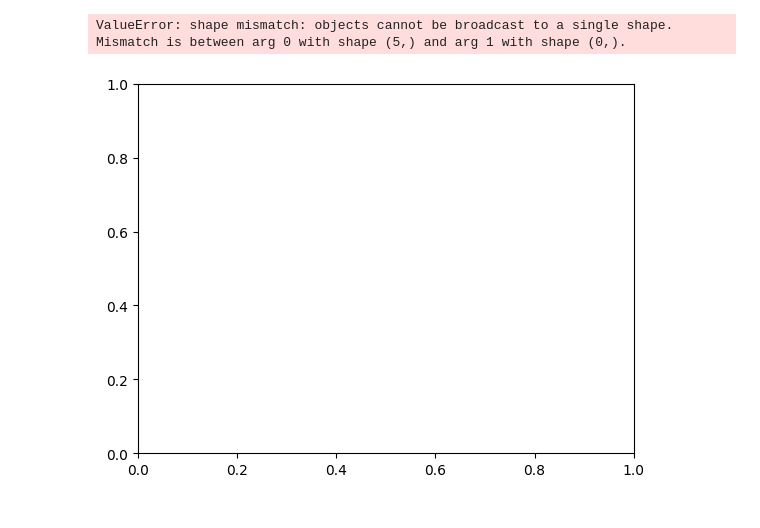
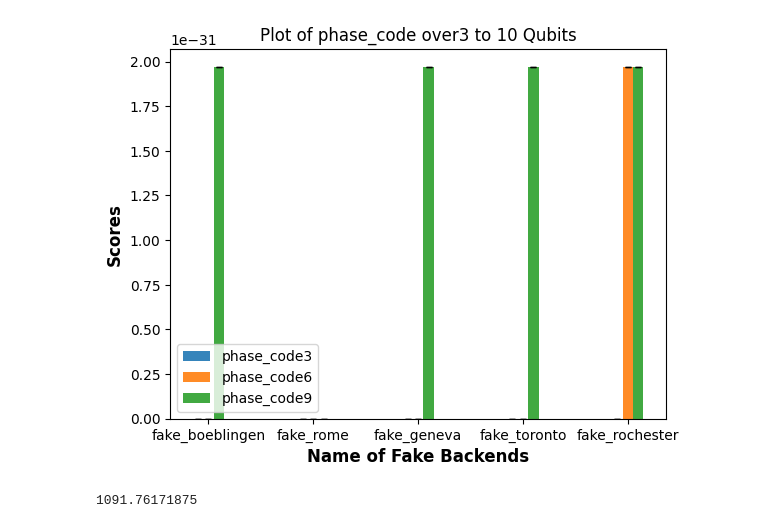
Before and after one commit to vandnaChaturvedi/Supermarq_benchmark_POC, a Jupyter notebook: sm_Phase_Code.ipynb, the cells around one changed output. Drawn from its saved outputs; the diff is of its cells as text; code cells hidden in the pictures.

Commit message:
phase code

```diff
--- a/sm_Phase_Code.ipynb
+++ b/sm_Phase_Code.ipynb
@@ -14,5 +14,6 @@ steps= 1 #jump in qubit numbers
 name_of_algo='phase_code'
 # %%
-all_fakes=[FakeAlmadenV2,FakeArmonkV2,FakeAthensV2,FakeAuckland,FakeBelemV2,FakeBoeblingenV2,FakeBogotaV2,FakeBrooklynV2,FakeBurlingtonV2,FakeCairoV2,FakeCambridgeV2,FakeCasablancaV2,FakeEssexV2,FakeGeneva,FakeGuadalupeV2,FakeHanoiV2,FakeJakartaV2,FakeJohannesburgV2,FakeKolkataV2,FakeLagosV2,FakeLimaV2,FakeLondonV2,FakeManhattanV2,FakeManilaV2,FakeMelbourneV2,FakeMontrealV2,FakeMumbaiV2,FakeNairobiV2,FakeOslo,FakeOurenseV2,FakeParisV2,FakePerth,FakePrague,FakePoughkeepsieV2,FakeQuitoV2,FakeRochesterV2,FakeRomeV2,FakeSantiagoV2,FakeSherbrooke,FakeSingaporeV2,FakeSydneyV2,FakeTorontoV2,FakeValenciaV2,FakeVigoV2,FakeWashingtonV2,FakeYorktownV2]
-selected_fakes = random.sample(all_fakes, f)
-selected_fakes  # having any randomly selected 5 fake backends out of 46 mentioned in the inital list
+#all_fakes=[FakeAlmadenV2,FakeArmonkV2,FakeAthensV2,FakeAuckland,FakeBelemV2,FakeBoeblingenV2,FakeBogotaV2,FakeBrooklynV2,FakeBurlingtonV2,FakeCairoV2,FakeCambridgeV2,FakeCasablancaV2,FakeEssexV2,FakeGeneva,FakeGuadalupeV2,FakeHanoiV2,FakeJakartaV2,FakeJohannesburgV2,FakeKolkataV2,FakeLagosV2,FakeLimaV2,FakeLondonV2,FakeManhattanV2,FakeManilaV2,FakeMelbourneV2,FakeMontrealV2,FakeMumbaiV2,FakeNairobiV2,FakeOslo,FakeOurenseV2,FakeParisV2,FakePerth,FakePrague,FakePoughkeepsieV2,FakeQuitoV2,FakeRochesterV2,FakeRomeV2,FakeSantiagoV2,FakeSherbrooke,FakeSingaporeV2,FakeSydneyV2,FakeTorontoV2,FakeValenciaV2,FakeVigoV2,FakeWashingtonV2,FakeYorktownV2]
+#selected_fakes = random.sample(all_fakes, f)
+#selected_fakes  # having any randomly selected 5 fake backends out of 46 mentioned in the inital list
+selected_fakes=[FakeBoeblingenV2,FakeRomeV2,FakeGeneva,FakeTorontoV2,FakeRochesterV2]
@@ -70,29 +54,42 @@ print(benchmark_features)
 # %%
-%time
 import time
+import pandas as pd
+from IPython.display import display
 jobs =[]
+data=[]
 print("=============SCORES OF ALL THE CIRCUITS=============")
 for backend in selected_fakes:
-    print("-----------BACKEND-NAME :: ", backend().name,"----------------")
+    print("BACKEND-NAME :: ", backend().name)
     for benchmark, label in benchmarks:
         circuit=benchmark.qiskit_circuit()
         score_list=[]
         timetaken=[]
-        for i in range(0,5):
+        for i in range(0,3):
+            start=time.time()
             job = backend().run(circuit, shots=1000)
             result = job.result()
             counts = job.result(0).get_counts()
             score = benchmark.score(counts)
+            end=time.time()-start
             score_list.append(score)
             t=job.result(0).time_taken
             timetaken.append(t)
-            print(i+1,"th iteration Execution time::",t)
+            print(i+1,"th iteration, ", label ," Execution time::",t, "Total Time Taken ::",end )
+            #print(label ," ExecutionTime:",t,"& Total time:",end)
+        #print("------------------------------------------")
         score = np.mean(score_list)
         sd = np.std(score_list)
         execution_time = np.mean(timetaken)
-        print("                      Average of Metadata-wise time taken ::",execution_time)
-        print("                    ",label, "--> score::",score,"      SD ::",sd)
-        jobs.append((label,benchmark,backend,job,score,sd))
+        dictionary={}
+        dictionary["Backend_Time"]=backend().name
+        dictionary["Ciruit_Name"]=label
+        dictionary["Execution_Time"]=execution_time
+        dictionary["Total_Time"]=end
+        data.append(dictionary)
+        jobs.append((label,benchmark,backend,job,score,sd,execution_time,end))
 #jobs
+df = pd.DataFrame(data)
+display(df)
+df.to_excel(r"./output_phase_code.xlsx", index=False)
 # %% [output]
 =============SCORES OF ALL THE CIRCUITS=============
@@ -105,7 +132,7 @@ all_fake_scores=[]
 for i in selected_fakes:
     fakes=i
     i={}
-    for label,benchmark,backend,job,score,sd in jobs:
+    for label,benchmark,backend,job,score,sd,exec,tot in jobs:
         #supermarq.plotting.plot_results([score], [label])
         if fakes == backend:
             i[label] = score
@@ -114,7 +141,7 @@ for i in selected_fakes:
     all_fake_scores.append(i)
     all_fake_names.append(device_scores)
 # %%
-for label,benchmark,backend,job,score,sd in jobs:
+for label,benchmark,backend,job,score,sd,exec,tot in jobs:
     print("USED BACKEND::",backend().name,"; CIRCUIT_NAME:",label, "; SCORE =",score)
     supermarq.plotting.plot_results([score], [label])
     print("-----------------------------------------------------------")
@@ -141,33 +172,41 @@ all_sd=[]
 all_ckt=[]
 v='Plot of '+name_of_algo+' over'+str(lower_limit)+' to '+str(upper_limit)+ ' Qubits'
 for i in selected_fakes:
     all_fake_names.append(i().name)
 for benchmark, label in benchmarks:
     i=[]
     j=[]
     k=[]
-    for ckt,benchmark,backend,job,score,sd in jobs:
+    for ckt,benchmark,backend,job,score,sd,exec,tot in jobs:
         if ckt == label:
             i.append(score)
             j.append(sd)
     all_ckt.append(label)
     all_score.append(i)
     all_sd.append(j)
 num_bars = len(all_score)
 width = 0.1
 x = np.arange(len(all_fake_names)) # x-axis positions for each bar
 fig, ax = plt.subplots()
 for i in range(num_bars):               # Create bars for each category with appropriate offsets
     ax.bar(x + i * width, all_score[i], width=width, label=f'Bar {i+1}',
            yerr=all_sd[i],align='center',alpha=0.9,ecolor='black',capsize=2)
 ax.set_xlabel('Name of Fake Backends',fontweight ='bold',fontsize = 12)
 ax.set_ylabel('Scores',fontweight ='bold',fontsize = 12)
 ax.set_title(v)
 ax.set_xticks(x + (num_bars - 1) * width / 2)
 ax.set_xticklabels(all_fake_names)
 ax.legend(all_ckt,loc="lower left")
 #ax.grid(True)
 plt.show()
 # %% [output]
-ValueError: shape mismatch: objects cannot be broadcast to a single shape.  Mismatch is between arg 0 with shape (5,) and arg 1 with shape (0,).
-[figure, old version]
+[figure, new version]
+# %%
+import resource
+def get_memory():
+    usage = resource.getrusage(resource.RUSAGE_SELF)
+    max_mem = usage.ru_maxrss/1024 #in MB
+    return max_mem
+get_memory()
+# %% [output]
+1091.76171875
```
Also changed, not shown: parts of 7 cells of this notebook.
